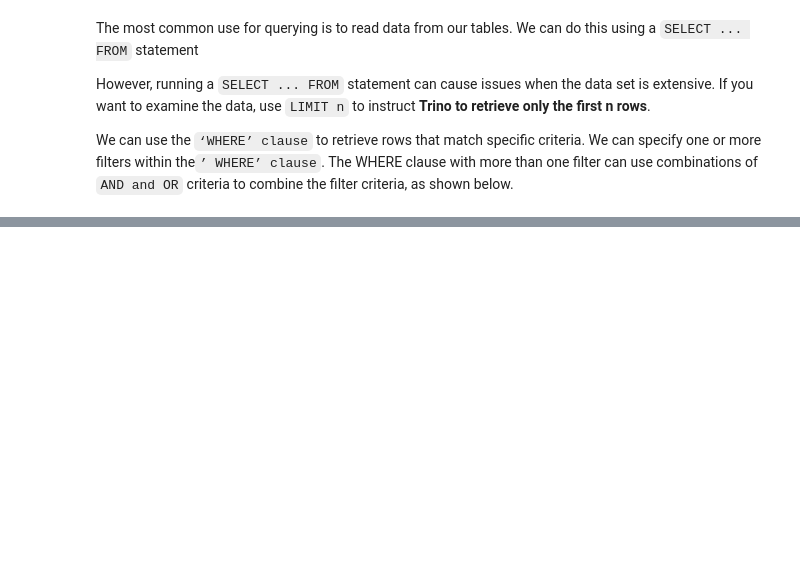
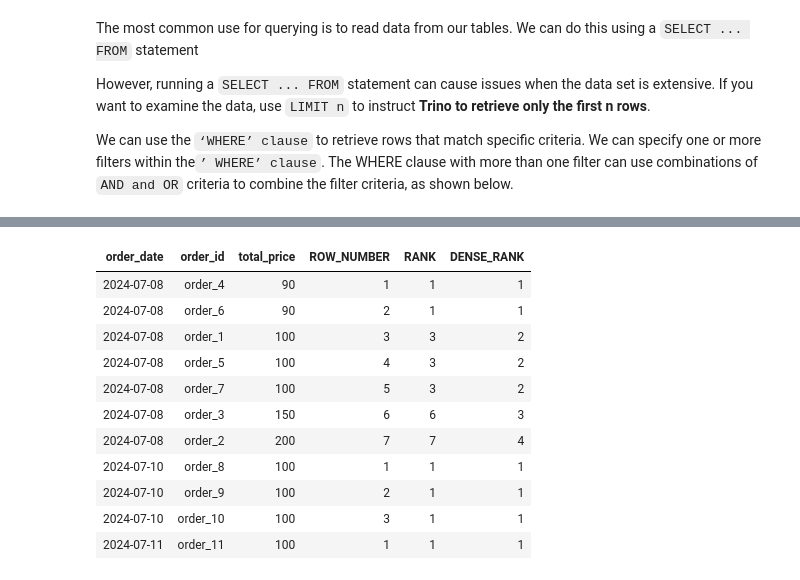
Before and after one commit to pr1thvi/data_engineering_for_beginners_code, a Jupyter notebook: notebooks/1-SQL_Refresher.ipynb, the cells around one changed output, grey strips where cells are left out. Cells and saved outputs as stored; diff of their text form; code cells hidden in the pictures; blank space fills up the shorter version.

```diff
--- a/notebooks/1-SQL_Refresher.ipynb
+++ b/notebooks/1-SQL_Refresher.ipynb
@@ -156,0 +1005,98 @@ LIMIT
+# %%
+%%sql
+-- Let's look at an example showing the difference between RANK, DENSE_RANK and ROW_NUMBER
+SELECT
+  order_date,
+  order_id,
+  total_price,
+  ROW_NUMBER() OVER (
+    PARTITION BY
+      order_date
+    ORDER BY
+      total_price
+  ) AS ROW_NUMBER,
+  RANK() OVER (
+    PARTITION BY
+      order_date
+    ORDER BY
+      total_price
+  ) AS RANK,
+  DENSE_RANK() OVER (
+    PARTITION BY
+      order_date
+    ORDER BY
+      total_price
+  ) AS DENSE_RANK
+FROM
+  (
+    SELECT
+      '2024-07-08' AS order_date,
+      'order_1' AS order_id,
+      100 AS total_price
+    UNION ALL
+    SELECT
+      '2024-07-08',
+      'order_2',
+      200
+    UNION ALL
+    SELECT
+      '2024-07-08',
+      'order_3',
+      150
+    UNION ALL
+    SELECT
+      '2024-07-08',
+      'order_4',
+      90
+    UNION ALL
+    SELECT
+      '2024-07-08',
+      'order_5',
+      100
+    UNION ALL
+    SELECT
+      '2024-07-08',
+      'order_6',
+      90
+    UNION ALL
+    SELECT
+      '2024-07-08',
+      'order_7',
+      100
+    UNION ALL
+    SELECT
+      '2024-07-10',
+      'order_8',
+      100
+    UNION ALL
+    SELECT
+      '2024-07-10',
+      'order_9',
+      100
+    UNION ALL
+    SELECT
+      '2024-07-10',
+      'order_10',
+      100
+    UNION ALL
+    SELECT
+      '2024-07-11',
+      'order_11',
+      100
+  ) AS orders
+ORDER BY
+  order_date,
+  ROW_NUMBER;
+# %% [output]
+| order_date | order_id | total_price | ROW_NUMBER | RANK | DENSE_RANK |
+| 2024-07-08 | order_4 | 90 | 1 | 1 | 1 |
+| 2024-07-08 | order_6 | 90 | 2 | 1 | 1 |
+| 2024-07-08 | order_1 | 100 | 3 | 3 | 2 |
+| 2024-07-08 | order_5 | 100 | 4 | 3 | 2 |
+| 2024-07-08 | order_7 | 100 | 5 | 3 | 2 |
+| 2024-07-08 | order_3 | 150 | 6 | 6 | 3 |
+| 2024-07-08 | order_2 | 200 | 7 | 7 | 4 |
+| 2024-07-10 | order_8 | 100 | 1 | 1 | 1 |
+| 2024-07-10 | order_9 | 100 | 2 | 1 | 1 |
+| 2024-07-10 | order_10 | 100 | 3 | 1 | 1 |
+| 2024-07-11 | order_11 | 100 | 1 | 1 | 1 |
```
Also changed, not shown: parts of 63 cells of this notebook.
